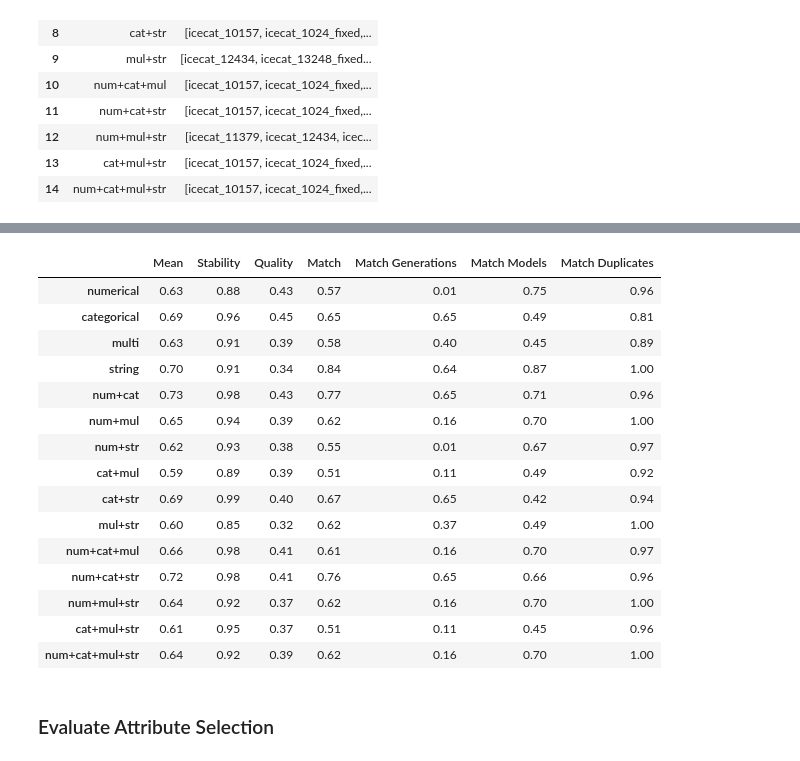
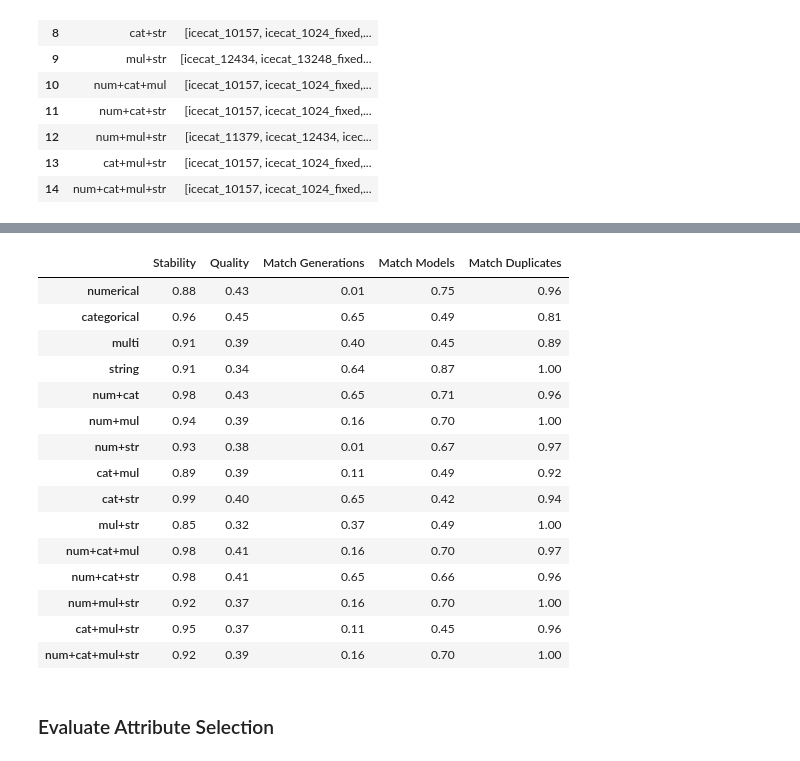
Before and after one commit to hd-code/ma-product-clustering, a Jupyter notebook: cluster-analysis/notebooks/clustering/2-phones.ipynb, the cells around one changed output, grey strips where cells are left out. Cells and saved outputs as stored; diff of their text form; code cells hidden in the pictures.

```diff
--- a/cluster-analysis/notebooks/clustering/2-phones.ipynb
+++ b/cluster-analysis/notebooks/clustering/2-phones.ipynb
@@ -235,12 +249,10 @@ def metrics_to_table(metric):
 # %% [markdown]
 ### Evaluate Multi-Categorical
 # %%
-attr_codes_mul = attr_df[
-    (attr_df["typeclass"] == "multi")
-]["code"].to_list()
-attr_codes_str = attr_df[
-    (attr_df["typeclass"] == "string")
-]["code"].to_list()
+attr_codes_mul = attr_df[(attr_df["typeclass"] == "multi")]["code"].to_list()
+attr_codes_mul_req = attr_df[(attr_df["typeclass"] == "multi") & attr_df["required"]]["code"].to_list()
+attr_codes_str = attr_df[(attr_df["typeclass"] == "string")]["code"].to_list()
+attr_codes_str_req = attr_df[(attr_df["typeclass"] == "string") & attr_df["required"]]["code"].to_list()
 
 cols = ["code", "typeclass", "required"]
 attr_df[attr_df["code"].isin(attr_codes_mul+attr_codes_str)][cols].groupby(cols[1:]).count()
@@ -256,8 +268,12 @@ def metrics_mul_make():
     return {
         "multi": calc_metrics(attr_codes_mul),
         "multi as single": calc_metrics(attr_codes_mul, True),
+        "multi req": calc_metrics(attr_codes_mul_req),
+        "multi req as single": calc_metrics(attr_codes_mul_req, True),
         "string as multi": calc_metrics(attr_codes_str),
         "string as single": calc_metrics(attr_codes_str, True),
+        "string req as multi": calc_metrics(attr_codes_str_req),
+        "string req as single": calc_metrics(attr_codes_str_req, True),
     }
 metrics_mul = config.load_or_create(data_dir / "metrics-mul.pkl", metrics_mul_make)
 # %%
@@ -273,0 +294,6 @@ pd.DataFrame({
+# %%
+cols = ["Stability", "Quality", "Match Generations", "Match Models", "Match Duplicates"]
+pd.DataFrame({
+    key: metrics_to_table(values)
+    for key, values in metrics_mul.items()
+}).transpose().round(2)[cols]
@@ -315,3 +351,8 @@ def metrics_types_make():
         for key, value in attr_codes_types.items()
     }
 metrics_types = config.load_or_create(data_dir / "metrics-types.pkl", metrics_types_make)
+# %%
+pd.DataFrame({
+    key: metrics_to_table(values)
+    for key, values in metrics_types.items()
+}).transpose()[cols].style.highlight_max(color="lightgreen")
@@ -318,25 +376,25 @@ metrics_types = config.load_or_create(data_dir / "metrics-types.pkl", metrics_ty
 # %%
 pd.DataFrame({
     key: metrics_to_table(values)
     for key, values in metrics_types.items()
-}).transpose().round(2)
+}).transpose().round(2)[cols]
 # %% [output]
-|  | Mean | Stability | Quality | Match | Match Generations | Match Models | Match Duplicates |
-| numerical | 0.63 | 0.88 | 0.43 | 0.57 | 0.01 | 0.75 | 0.96 |
-| categorical | 0.69 | 0.96 | 0.45 | 0.65 | 0.65 | 0.49 | 0.81 |
-| multi | 0.63 | 0.91 | 0.39 | 0.58 | 0.40 | 0.45 | 0.89 |
-| string | 0.70 | 0.91 | 0.34 | 0.84 | 0.64 | 0.87 | 1.00 |
-| num+cat | 0.73 | 0.98 | 0.43 | 0.77 | 0.65 | 0.71 | 0.96 |
-| num+mul | 0.65 | 0.94 | 0.39 | 0.62 | 0.16 | 0.70 | 1.00 |
-| num+str | 0.62 | 0.93 | 0.38 | 0.55 | 0.01 | 0.67 | 0.97 |
-| cat+mul | 0.59 | 0.89 | 0.39 | 0.51 | 0.11 | 0.49 | 0.92 |
-| cat+str | 0.69 | 0.99 | 0.40 | 0.67 | 0.65 | 0.42 | 0.94 |
-| mul+str | 0.60 | 0.85 | 0.32 | 0.62 | 0.37 | 0.49 | 1.00 |
-| num+cat+mul | 0.66 | 0.98 | 0.41 | 0.61 | 0.16 | 0.70 | 0.97 |
-| num+cat+str | 0.72 | 0.98 | 0.41 | 0.76 | 0.65 | 0.66 | 0.96 |
-| num+mul+str | 0.64 | 0.92 | 0.37 | 0.62 | 0.16 | 0.70 | 1.00 |
-| cat+mul+str | 0.61 | 0.95 | 0.37 | 0.51 | 0.11 | 0.45 | 0.96 |
-| num+cat+mul+str | 0.64 | 0.92 | 0.39 | 0.62 | 0.16 | 0.70 | 1.00 |
+|  | Stability | Quality | Match Generations | Match Models | Match Duplicates |
+| numerical | 0.88 | 0.43 | 0.01 | 0.75 | 0.96 |
+| categorical | 0.96 | 0.45 | 0.65 | 0.49 | 0.81 |
+| multi | 0.91 | 0.39 | 0.40 | 0.45 | 0.89 |
+| string | 0.91 | 0.34 | 0.64 | 0.87 | 1.00 |
+| num+cat | 0.98 | 0.43 | 0.65 | 0.71 | 0.96 |
+| num+mul | 0.94 | 0.39 | 0.16 | 0.70 | 1.00 |
+| num+str | 0.93 | 0.38 | 0.01 | 0.67 | 0.97 |
+| cat+mul | 0.89 | 0.39 | 0.11 | 0.49 | 0.92 |
+| cat+str | 0.99 | 0.40 | 0.65 | 0.42 | 0.94 |
+| mul+str | 0.85 | 0.32 | 0.37 | 0.49 | 1.00 |
+| num+cat+mul | 0.98 | 0.41 | 0.16 | 0.70 | 0.97 |
+| num+cat+str | 0.98 | 0.41 | 0.65 | 0.66 | 0.96 |
+| num+mul+str | 0.92 | 0.37 | 0.16 | 0.70 | 1.00 |
+| cat+mul+str | 0.95 | 0.37 | 0.11 | 0.45 | 0.96 |
+| num+cat+mul+str | 0.92 | 0.39 | 0.16 | 0.70 | 1.00 |
 # %% [markdown]
 ### Evaluate Attribute Selection
 # %% [markdown]
```
Also changed, not shown: parts of 13 cells of this notebook, 2 other files.
